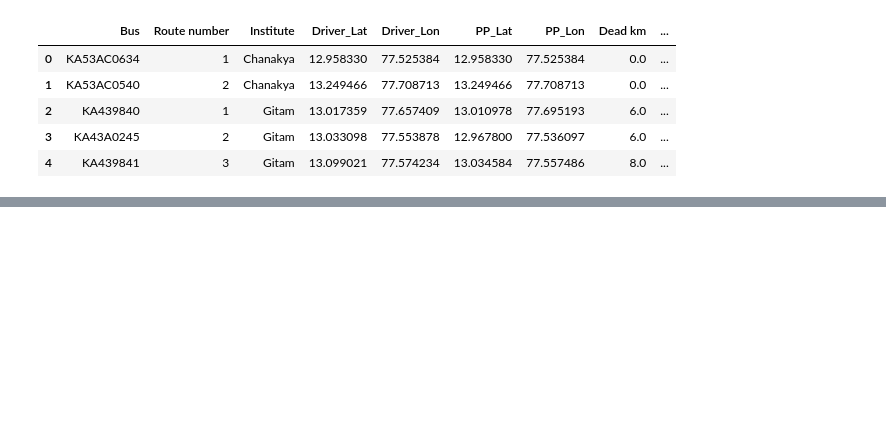
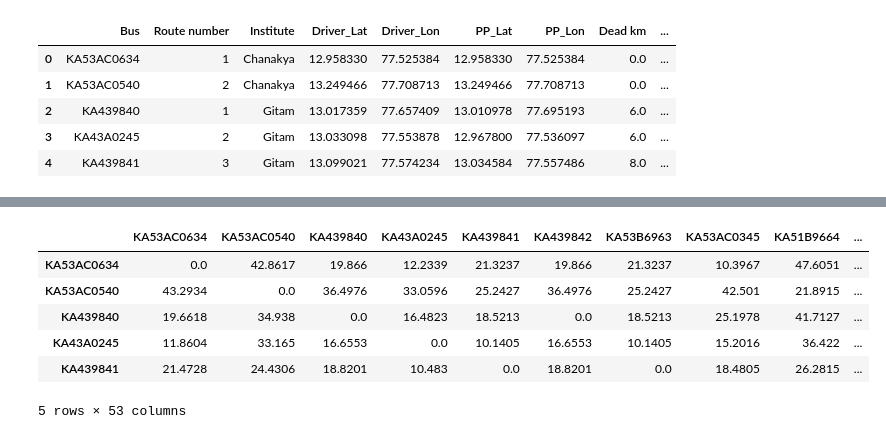
Before and after one commit to shanaia-dsilva/Streamlit_Optimizer, a Jupyter notebook: on_road.ipynb, the cells around one changed output, grey strips where cells are left out. Cells and saved outputs as stored; diff of their text form; code cells hidden in the pictures; blank space fills up the shorter version.

```diff
--- a/on_road.ipynb
+++ b/on_road.ipynb
@@ -95,0 +103,3 @@ print(osrm_dist(77.60156932,12.98517583,77.60156932,12.98517583))
+# %%
+bus_coords = df.set_index('Bus')[['Driver_Lat', 'Driver_Lon']].to_dict('index')
+buses = list(bus_coords.keys())
@@ -95,0 +110,19 @@ print(osrm_dist(77.60156932,12.98517583,77.60156932,12.98517583))
+# %%
+for driver_bus in buses:
+    driver_lat, driver_lon = bus_coords[driver_bus]['Driver_Lat'], bus_coords[driver_bus]['Driver_Lon']
+    for pickup_bus in buses:
+        pickup_lat, pickup_lon = bus_coords[pickup_bus]['Driver_Lat'], bus_coords[pickup_bus]['Driver_Lon']
+        if driver_bus == pickup_bus:
+            dist = 0.0
+        else:
+            dist = osrm_dist(driver_lon, driver_lat, pickup_lon, pickup_lat)
+        dist_matrix.loc[driver_bus, pickup_bus] = dist
+dist_matrix.head()
+# %% [output]
+|  | KA53AC0634 | KA53AC0540 | KA439840 | KA43A0245 | KA439841 | KA439842 | KA53B6963 | KA53AC0345 | KA51B9664 | ... |
+| KA53AC0634 | 0.0 | 42.8617 | 19.866 | 12.2339 | 21.3237 | 19.866 | 21.3237 | 10.3967 | 47.6051 | ... |
+| KA53AC0540 | 43.2934 | 0.0 | 36.4976 | 33.0596 | 25.2427 | 36.4976 | 25.2427 | 42.501 | 21.8915 | ... |
+| KA439840 | 19.6618 | 34.938 | 0.0 | 16.4823 | 18.5213 | 0.0 | 18.5213 | 25.1978 | 41.7127 | ... |
+| KA43A0245 | 11.8604 | 33.165 | 16.6553 | 0.0 | 10.1405 | 16.6553 | 10.1405 | 15.2016 | 36.422 | ... |
+| KA439841 | 21.4728 | 24.4306 | 18.8201 | 10.483 | 0.0 | 18.8201 | 0.0 | 18.4805 | 26.2815 | ... |
+5 rows × 53 columns
```
Also changed, not shown: parts of 19 cells of this notebook, 9 other files.
